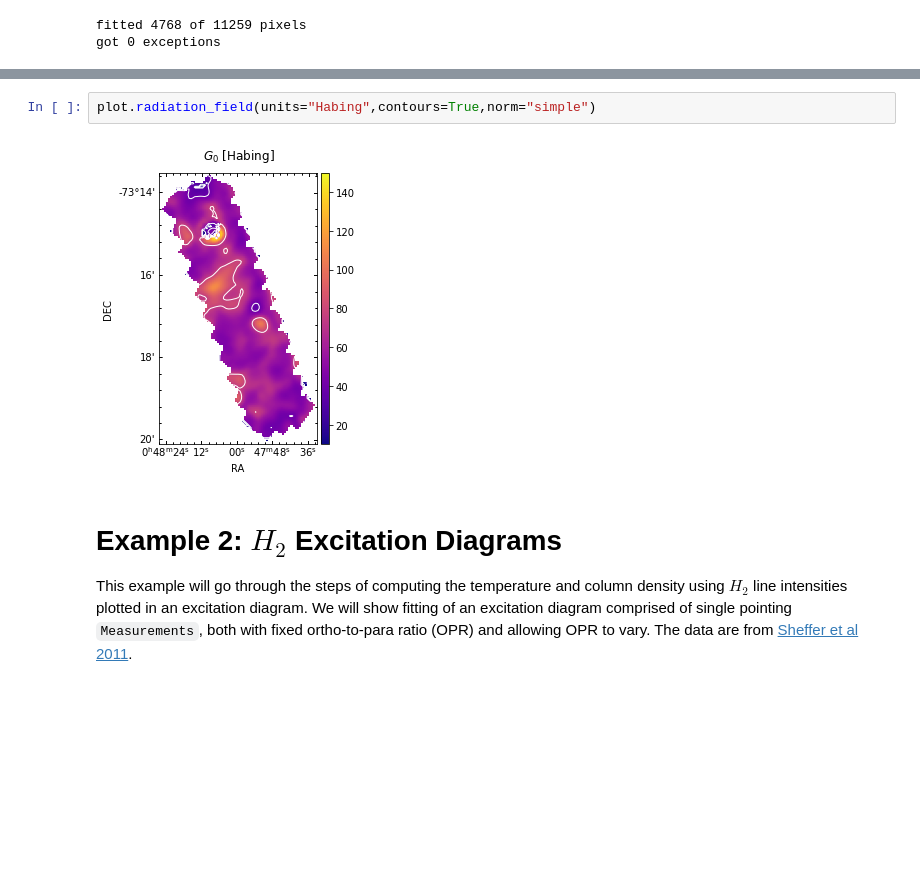
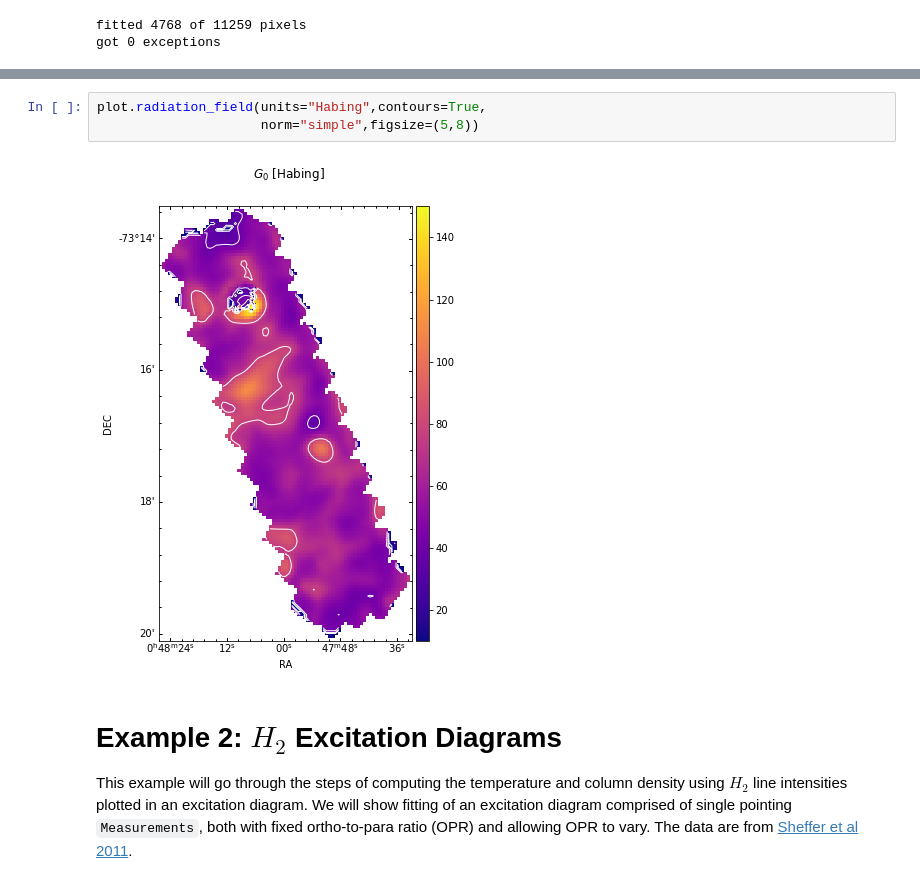
Before and after one commit to mpound/pdrtpy-nb, a Jupyter notebook: notebooks/PDRToolboxDemo.ipynb, the cells around one changed output, grey strips where cells are left out. Saved outputs shown, nothing was run; the diff lists cells and outputs as text; blank space fills up the shorter version.

```diff
--- a/notebooks/PDRToolboxDemo.ipynb
+++ b/notebooks/PDRToolboxDemo.ipynb
@@ -183,7 +192,8 @@ plot.density(contours=True,norm="log")
 # %%
-plot.radiation_field(units="Habing",contours=True,norm="simple")
+plot.radiation_field(units="Habing",contours=True,
+                     norm="simple",figsize=(5,8))
 # %% [output]
-[figure, old version]
+[figure, new version]
 # %% [markdown]
 # Example 2:  $H_2$ Excitation Diagrams
 This example will go through the steps of computing the temperature and column density using $H_2$ line intensities plotted in an excitation diagram.  We will show fitting of an excitation diagram comprised of single pointing `Measurements`, both with fixed ortho-to-para ratio (OPR) and allowing OPR to vary. The data are from [Sheffer et al 2011](https://iopscience.iop.org/article/10.1088/0004-637X/741/1/45/pdf).
```
Also changed, not shown: parts of 16 cells of this notebook, 7 other files.
